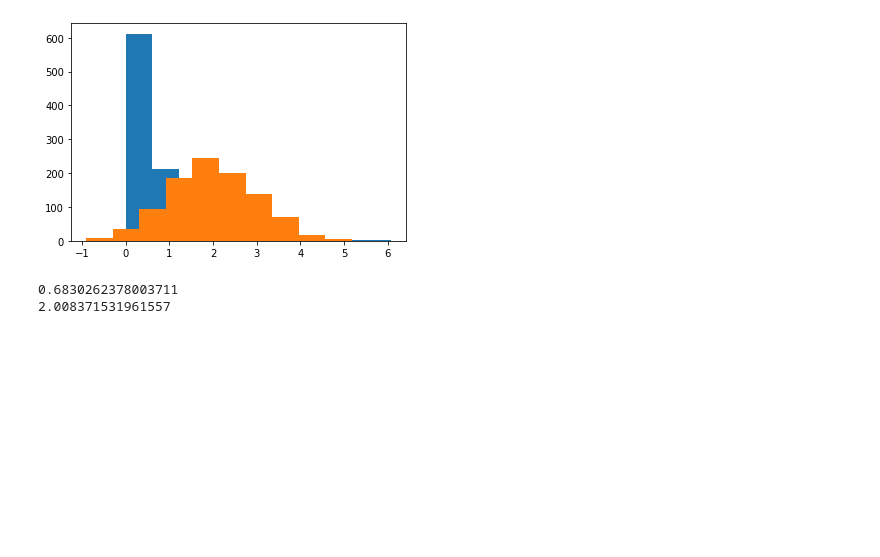
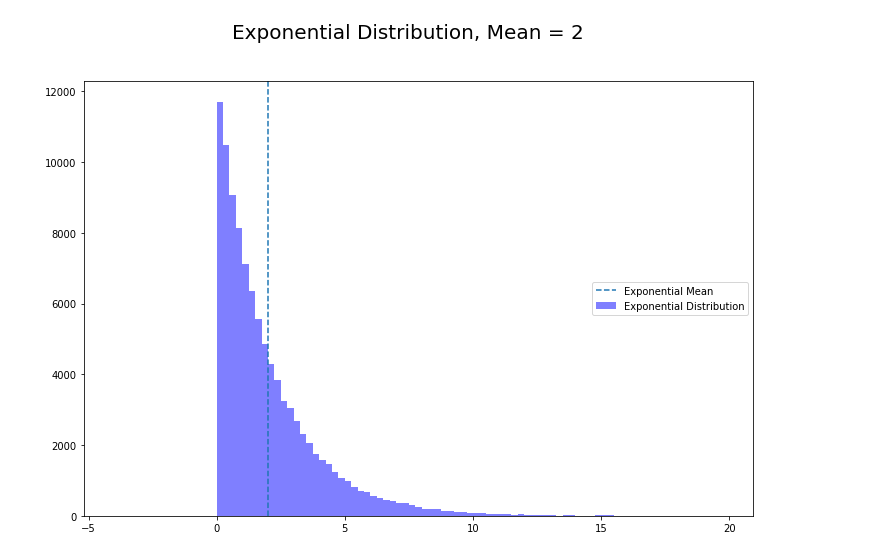
Before and after one commit to ESeufert/fat_tails, a Jupyter notebook: Untitled.ipynb, the cells around one changed output. Cells and saved outputs as stored; diff of their text form; code cells hidden in the pictures; blank space fills up the shorter version.

Commit message:
added powerlaw and created graphs

```diff
--- a/Untitled.ipynb
+++ b/Untitled.ipynb
@@ -1,23 +1,26 @@
-# %%
-import numpy as np
-import matplotlib.pyplot as plt
-
-exp_lambda = 1.5
-exp_mean = ( 1 / exp_lambda )
-norm_mean=2
-a = np.random.exponential(scale=exp_mean, size=1000)
-b = np.random.normal(loc=norm_mean, size=1000)
-
-plt.hist(a)
-plt.hist(b)
-plt.show()
-
-a_mean = np.mean( a )
-b_mean = np.mean( b )
-
-print( a_mean )
-print( b_mean )
-# %% [output]
-[figure, removed]
-0.6830262378003711
-2.008371531961557
+# %%
+import numpy as np
+import matplotlib.pyplot as plt
+from scipy.stats import expon
+from random import random
+
+#distributions
+exp_lambda = .5 #lamdba param is a shape parameter that dictates the mean of the distribution
+exp_mean = ( 1 / exp_lambda ) #mean for exponential distributions is 1 / lambda
+
+a = np.random.exponential( scale=exp_mean, size=100000 )
+
+#plot
+fig, ax1 = plt.subplots()
+plt.rcParams[ 'figure.figsize' ] = [ 12, 8 ]
+
+fig.suptitle( 'Exponential Distribution, Mean = 2', fontsize=20 )
+
+plt.hist(a, bins=np.arange(-4, 20, .25), label='Exponential Distribution', color='b', alpha=.5 )
+plt.axvline( x = exp_mean, label='Exponential Mean', ls='--' )
+
+plt.legend( loc='center right' )
+
+plt.show()
+# %% [output]
+[figure, added]
```
Also changed, not shown: parts of 4 cells of this notebook.
